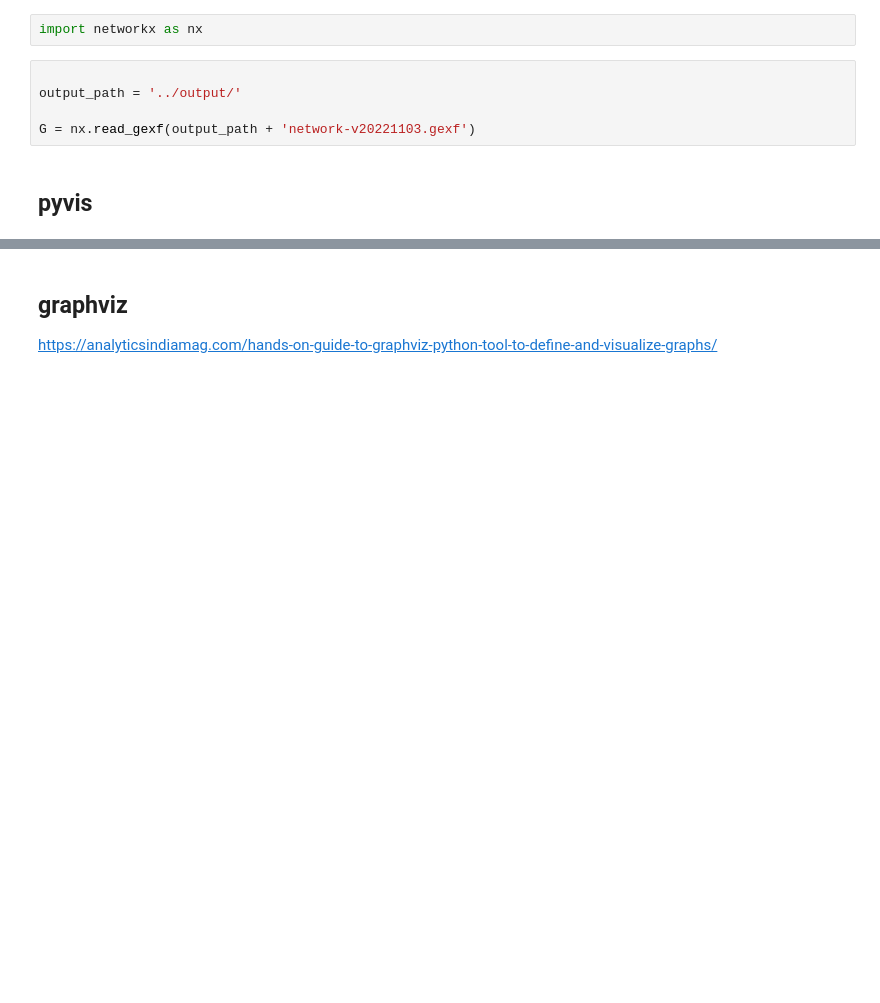
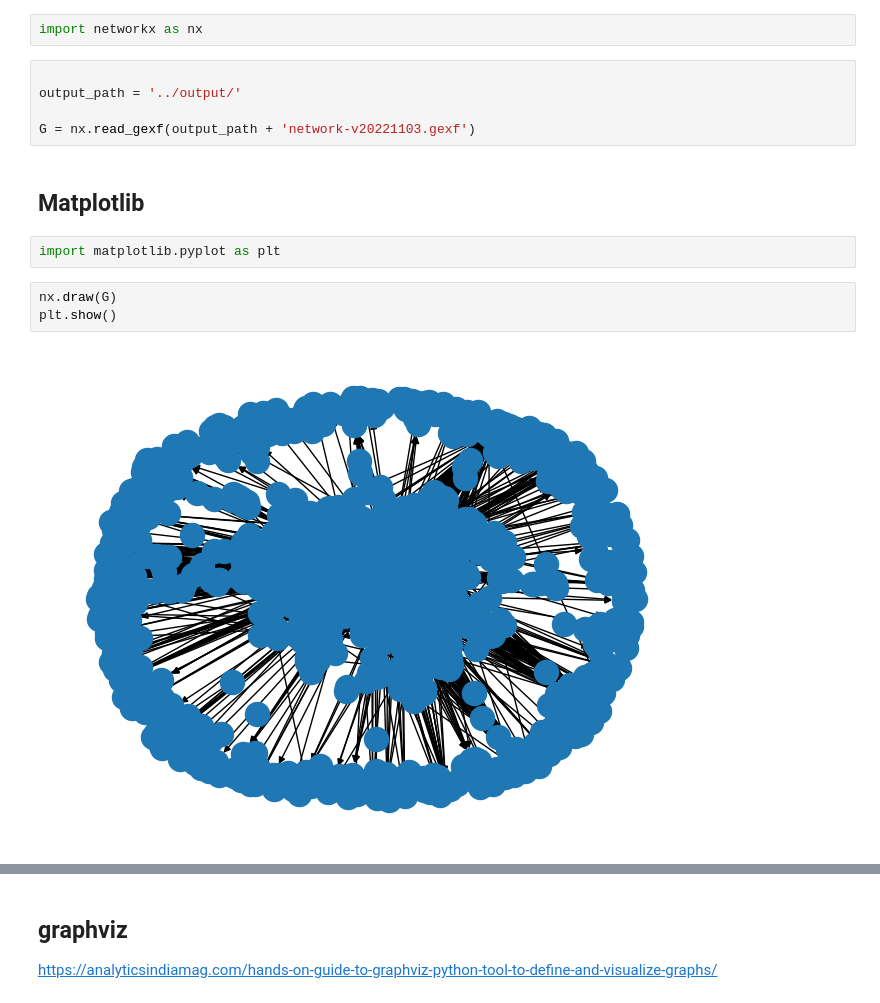
Before and after one commit to GEODE-project/edda-network, a Jupyter notebook: notebooks/network_viz.ipynb, the cells around one changed output, grey strips where cells are left out. Cells and saved outputs as stored; diff of their text form; blank space fills up the shorter version.

```diff
--- a/notebooks/network_viz.ipynb
+++ b/notebooks/network_viz.ipynb
@@ -6,4 +8,11 @@ output_path = '../output/'
 
 G = nx.read_gexf(output_path + 'network-v20221103.gexf')
 # %% [markdown]
-## pyvis
+## Matplotlib
+# %%
+import matplotlib.pyplot as plt
+# %%
+nx.draw(G)
+plt.show()
+# %% [output]
+[figure, added]
```
Also changed, not shown: parts of 9 cells of this notebook.
